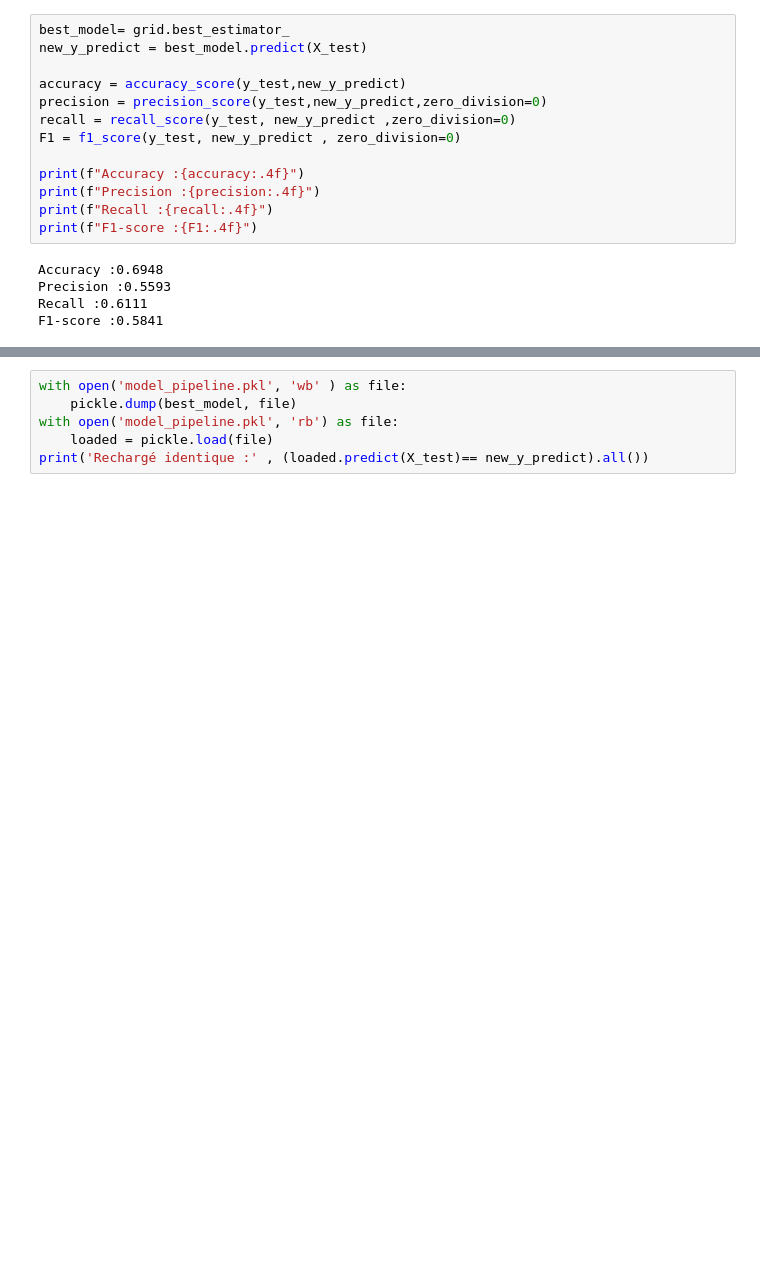
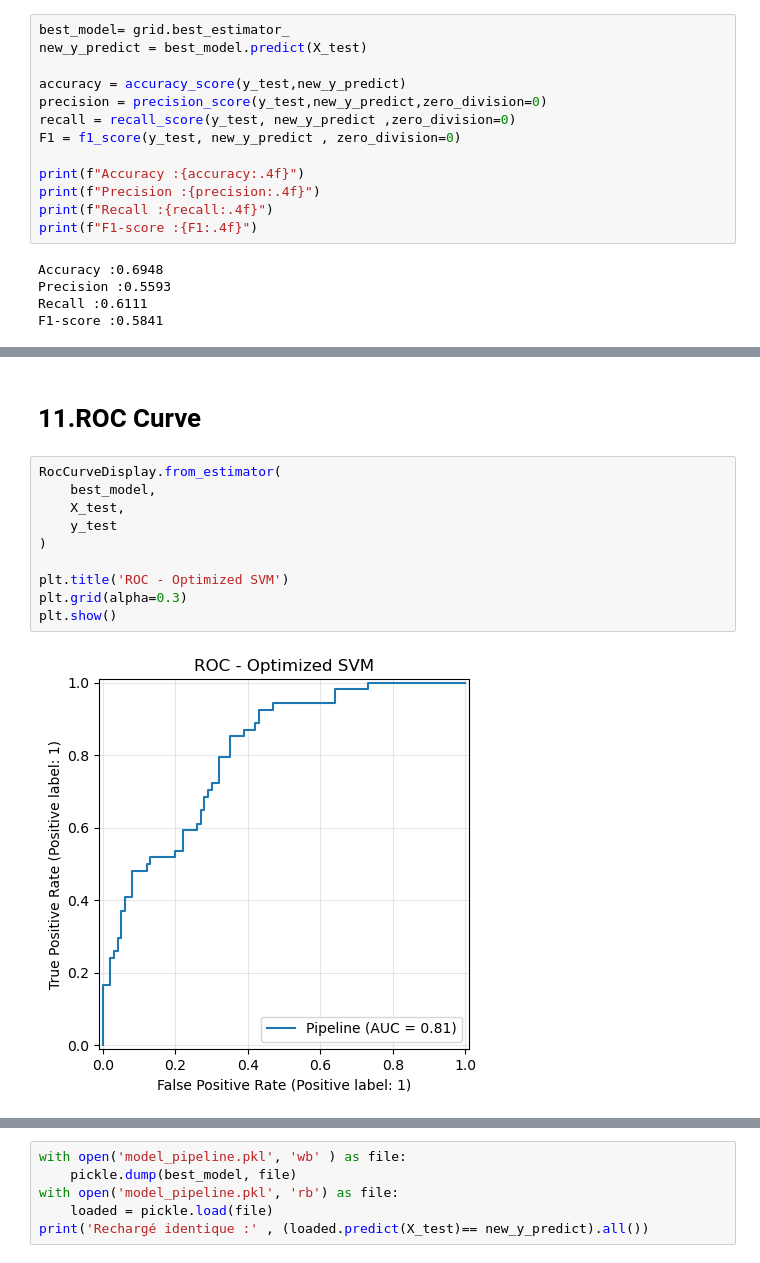
Before and after one commit to sami2000-prog/diabetes-prediction-svm, a Jupyter notebook: diabetes_prediction.ipynb, the cells around one changed output, grey strips where cells are left out. Drawn from its saved outputs; the diff is of its cells as text; blank space fills up the shorter version.

```diff
--- a/diabetes_prediction.ipynb
+++ b/diabetes_prediction.ipynb
@@ -250,0 +274,14 @@ weighted avg       0.70      0.69      0.70       154
+# %% [markdown]
+# 11.ROC Curve
+# %%
+RocCurveDisplay.from_estimator(
+    best_model,
+    X_test,
+    y_test
+)
+
+plt.title('ROC - Optimized SVM')
+plt.grid(alpha=0.3)
+plt.show()
+# %% [output]
+[figure, added]
```
Also changed, not shown: parts of 16 cells of this notebook, 1 other file.
